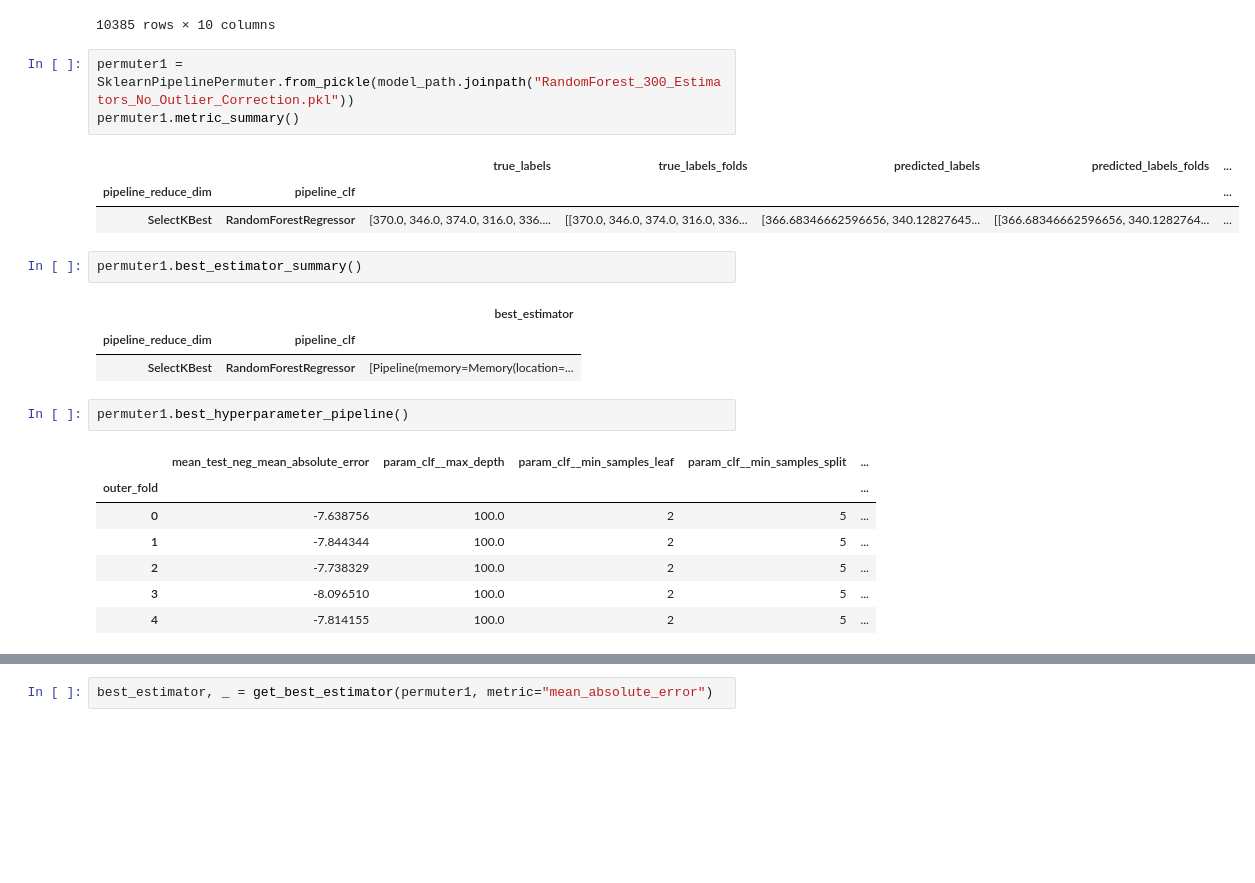
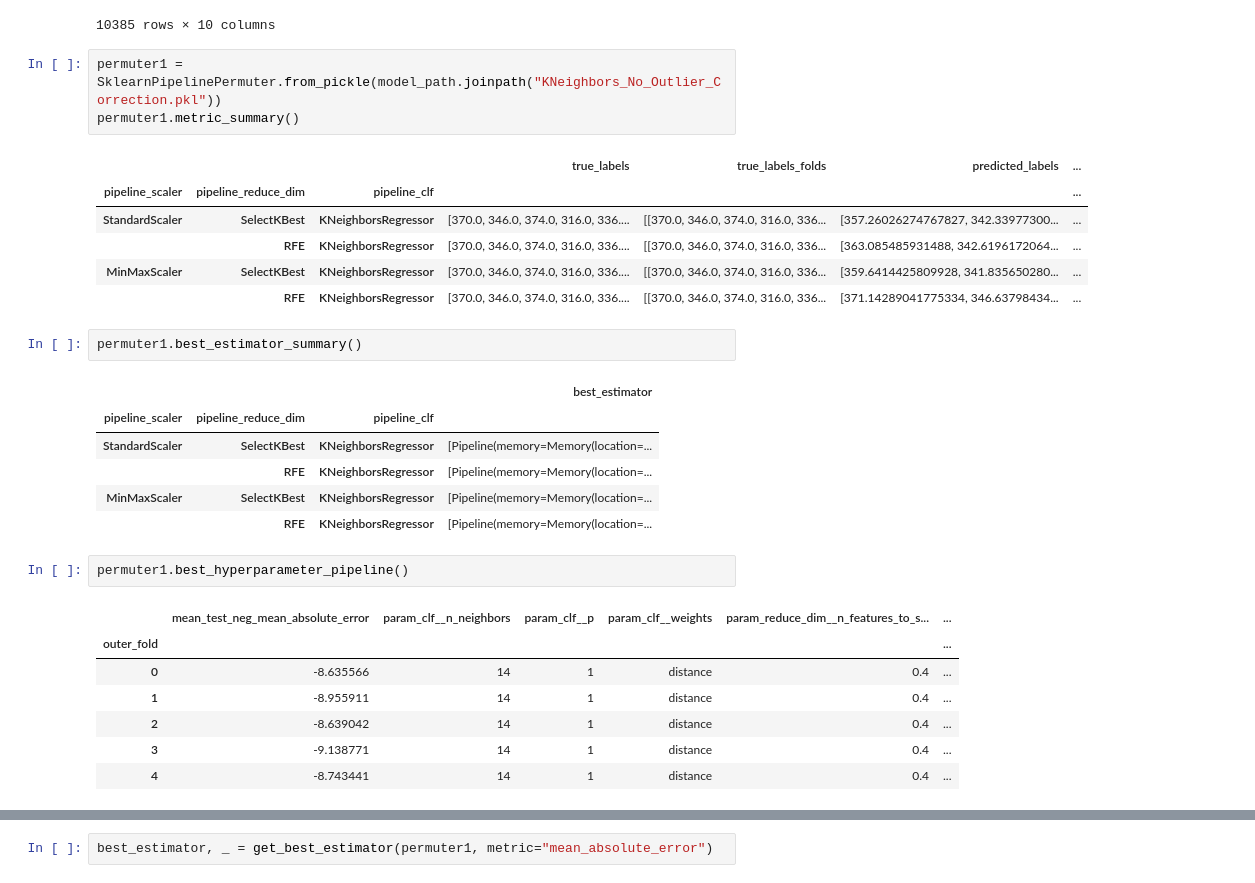
Before and after one commit to empkins/pepbench, a Jupyter notebook: experiments/pep_algorithm_benchmarking/notebooks/ML_analysis/EvaluateModelPerformance.ipynb, the cells around one changed output, grey strips where cells are left out. Drawn from its saved outputs; the diff is of its cells as text; blank space fills up the shorter version.

```diff
--- a/experiments/pep_algorithm_benchmarking/notebooks/ML_analysis/EvaluateModelPerformance.ipynb
+++ b/experiments/pep_algorithm_benchmarking/notebooks/ML_analysis/EvaluateModelPerformance.ipynb
@@ -46,26 +43,32 @@ input_data
 | 11223 | VP_032 | Talk | 43 | 307.0 | 342.0 | ... |
 10385 rows × 10 columns
 # %%
-permuter1 = SklearnPipelinePermuter.from_pickle(model_path.joinpath("RandomForest_300_Estimators_No_Outlier_Correction.pkl"))
+permuter1 = SklearnPipelinePermuter.from_pickle(model_path.joinpath("KNeighbors_No_Outlier_Correction.pkl"))
 permuter1.metric_summary()
 # %% [output]
-|  |  | true_labels | true_labels_folds | predicted_labels | predicted_labels_folds | ... |
-| pipeline_reduce_dim | pipeline_clf |  |  |  |  | ... |
-| SelectKBest | RandomForestRegressor | [370.0, 346.0, 374.0, 316.0, 336.... | [[370.0, 346.0, 374.0, 316.0, 336... | [366.68346662596656, 340.12827645... | [[366.68346662596656, 340.1282764... | ... |
+|  |  |  | true_labels | true_labels_folds | predicted_labels | ... |
+| pipeline_scaler | pipeline_reduce_dim | pipeline_clf |  |  |  | ... |
+| StandardScaler | SelectKBest | KNeighborsRegressor | [370.0, 346.0, 374.0, 316.0, 336.... | [[370.0, 346.0, 374.0, 316.0, 336... | [357.26026274767827, 342.33977300... | ... |
+|  | RFE | KNeighborsRegressor | [370.0, 346.0, 374.0, 316.0, 336.... | [[370.0, 346.0, 374.0, 316.0, 336... | [363.085485931488, 342.6196172064... | ... |
+| MinMaxScaler | SelectKBest | KNeighborsRegressor | [370.0, 346.0, 374.0, 316.0, 336.... | [[370.0, 346.0, 374.0, 316.0, 336... | [359.6414425809928, 341.835650280... | ... |
+|  | RFE | KNeighborsRegressor | [370.0, 346.0, 374.0, 316.0, 336.... | [[370.0, 346.0, 374.0, 316.0, 336... | [371.14289041775334, 346.63798434... | ... |
 # %%
 permuter1.best_estimator_summary()
 # %% [output]
-|  |  | best_estimator |
-| pipeline_reduce_dim | pipeline_clf |  |
-| SelectKBest | RandomForestRegressor | [Pipeline(memory=Memory(location=... |
+|  |  |  | best_estimator |
+| pipeline_scaler | pipeline_reduce_dim | pipeline_clf |  |
+| StandardScaler | SelectKBest | KNeighborsRegressor | [Pipeline(memory=Memory(location=... |
+|  | RFE | KNeighborsRegressor | [Pipeline(memory=Memory(location=... |
+| MinMaxScaler | SelectKBest | KNeighborsRegressor | [Pipeline(memory=Memory(location=... |
+|  | RFE | KNeighborsRegressor | [Pipeline(memory=Memory(location=... |
 # %%
 permuter1.best_hyperparameter_pipeline()
 # %% [output]
-|  | mean_test_neg_mean_absolute_error | param_clf__max_depth | param_clf__min_samples_leaf | param_clf__min_samples_split | ... |
-| outer_fold |  |  |  |  | ... |
-| 0 | -7.638756 | 100.0 | 2 | 5 | ... |
-| 1 | -7.844344 | 100.0 | 2 | 5 | ... |
-| 2 | -7.738329 | 100.0 | 2 | 5 | ... |
-| 3 | -8.096510 | 100.0 | 2 | 5 | ... |
-| 4 | -7.814155 | 100.0 | 2 | 5 | ... |
+|  | mean_test_neg_mean_absolute_error | param_clf__n_neighbors | param_clf__p | param_clf__weights | param_reduce_dim__n_features_to_s... | ... |
+| outer_fold |  |  |  |  |  | ... |
+| 0 | -8.635566 | 14 | 1 | distance | 0.4 | ... |
+| 1 | -8.955911 | 14 | 1 | distance | 0.4 | ... |
+| 2 | -8.639042 | 14 | 1 | distance | 0.4 | ... |
+| 3 | -9.138771 | 14 | 1 | distance | 0.4 | ... |
+| 4 | -8.743441 | 14 | 1 | distance | 0.4 | ... |
 # %%
```
Also changed, not shown: parts of 16 cells of this notebook, 5 other files.
